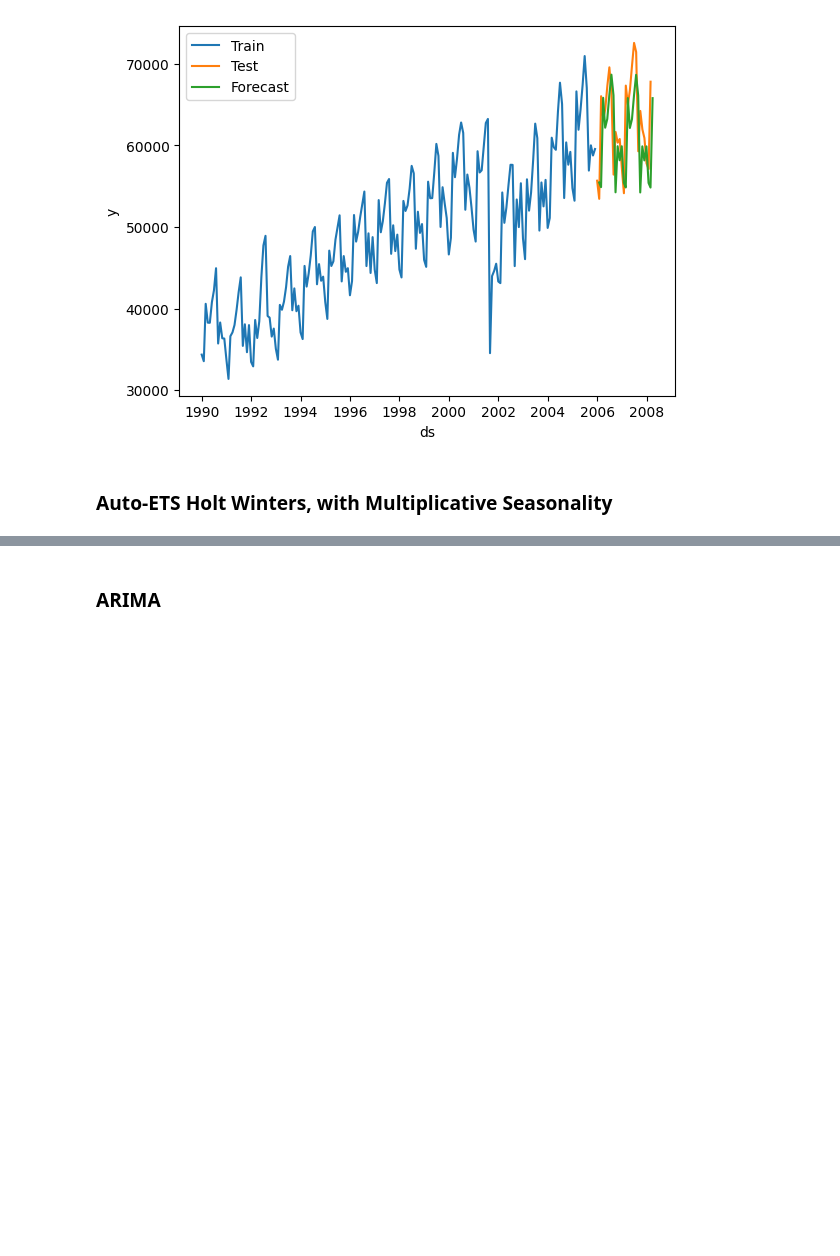
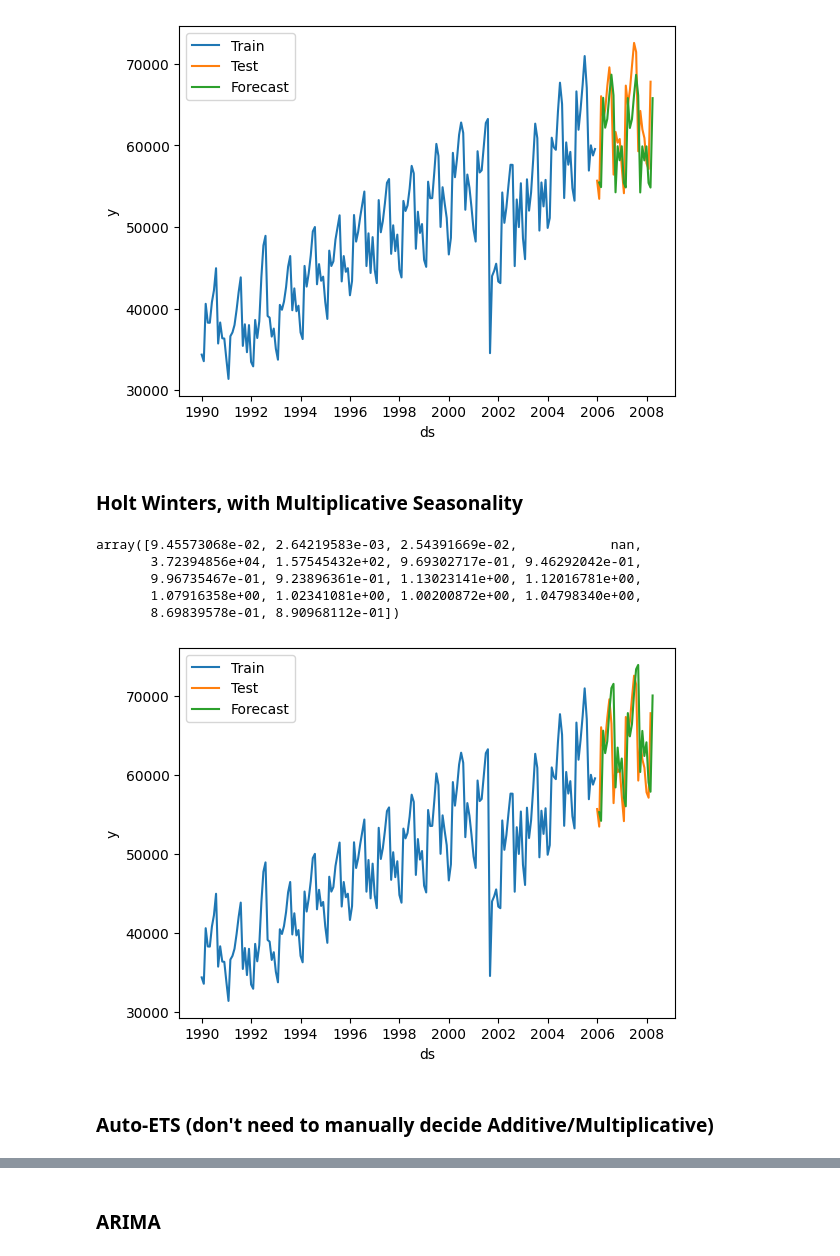
Before and after one commit to fred-lindsey/msa_ml_repo, a Jupyter notebook: time_series.ipynb, the cells around one changed output, grey strips where cells are left out. Drawn from its saved outputs; the diff is of its cells as text; code cells hidden in the pictures; blank space fills up the shorter version.

```diff
--- a/time_series.ipynb
+++ b/time_series.ipynb
@@ -657,8 +659,36 @@ plt.show()
 # %% [output]
 [figure]
 # %% [markdown]
-### Auto-ETS Holt Winters, with Multiplicative Seasonality
+### Holt Winters, with Multiplicative Seasonality
 # %%
-air_holtw_m = StatsForecast(models = [AutoETS(model=["M","A","M"], alias='AutoETS', season_length=12), freq='M'])
+air_holtw_m = StatsForecast(models = [AutoETS(model=["M","A","M"], alias="AutoETS", season_length=12)], freq='M')
 
-air_model_m =
+air_model_m = air_holtw_m.fit(df= air_train)
+
+result_m = air_holtw_m.fitted_[0,0].model_['par']
+result_m
+# %% [output]
+array([9.45573068e-02, 2.64219583e-03, 2.54391669e-02,            nan,
+       3.72394856e+04, 1.57545432e+02, 9.69302717e-01, 9.46292042e-01,
+       9.96735467e-01, 9.23896361e-01, 1.13023141e+00, 1.12016781e+00,
+       1.07916358e+00, 1.02341081e+00, 1.00200872e+00, 1.04798340e+00,
+       8.69839578e-01, 8.90968112e-01])
+# %%
+y_hat1m = air_model_m.predict(h=27)
+# %%
+yhat_m = y_hat1m.reset_index(drop=True)
+
+forecast=pd.Series(pd.date_range("2006-01-01", freq="M", periods=27))
+forecast=pd.DataFrame(forecast)
+forecast.columns=["ds"]
+forecast["hat"]=yhat_m['AutoETS']
+forecast["unique_id"]="1"
+
+sns.lineplot(air_train,x="ds", y="y", label="Train")
+sns.lineplot(air_test, x="ds", y="y", label="Test")
+sns.lineplot(forecast,x="ds", y="hat", label="Forecast",)
+plt.show()
+# %% [output]
+[figure, added]
+# %% [markdown]
+### Auto-ETS (don't need to manually decide Additive/Multiplicative)
```
Also changed, not shown: parts of 38 cells of this notebook, 3 other files.
